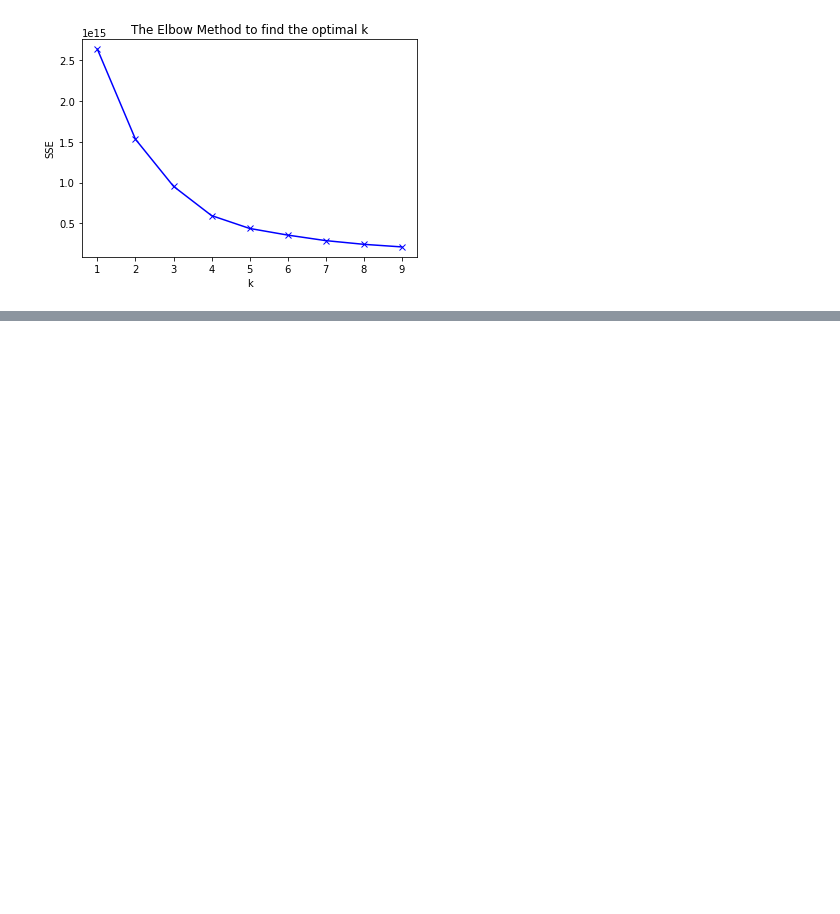
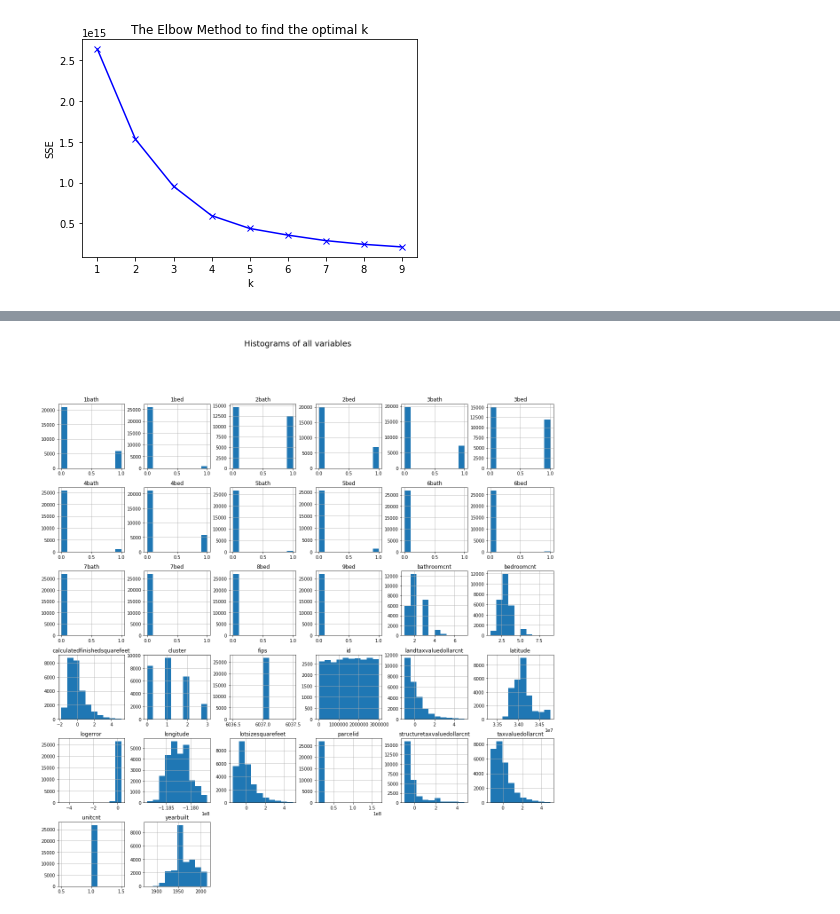
Before and after one commit to Osdorn-Typewriter-Repair/osdorn_project, a Jupyter notebook: osdorn_project_sean.ipynb, the cells around one changed output, grey strips where cells are left out. Cells and saved outputs as stored; diff of their text form; code cells hidden in the pictures; blank space fills up the shorter version.

```diff
--- a/osdorn_project_sean.ipynb
+++ b/osdorn_project_sean.ipynb
@@ -585,0 +584,6 @@ plt.show()
+# %%
+train.hist(figsize=(20, 20), bins=10, log=False)
+plt.suptitle('Histograms of all variables', fontsize = 18)
+plt.show()
+# %% [output]
+[figure, added]
```
Also changed, not shown: parts of 46 cells of this notebook.
